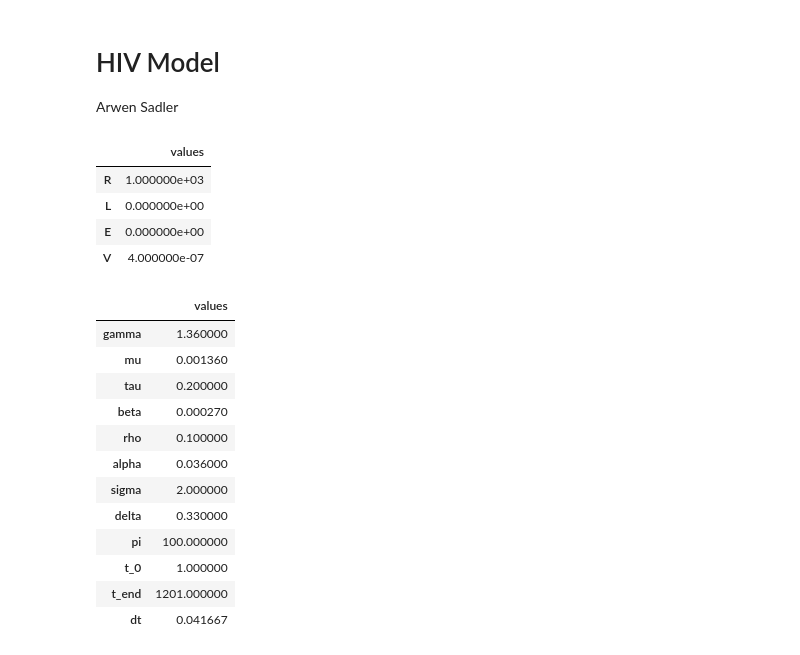
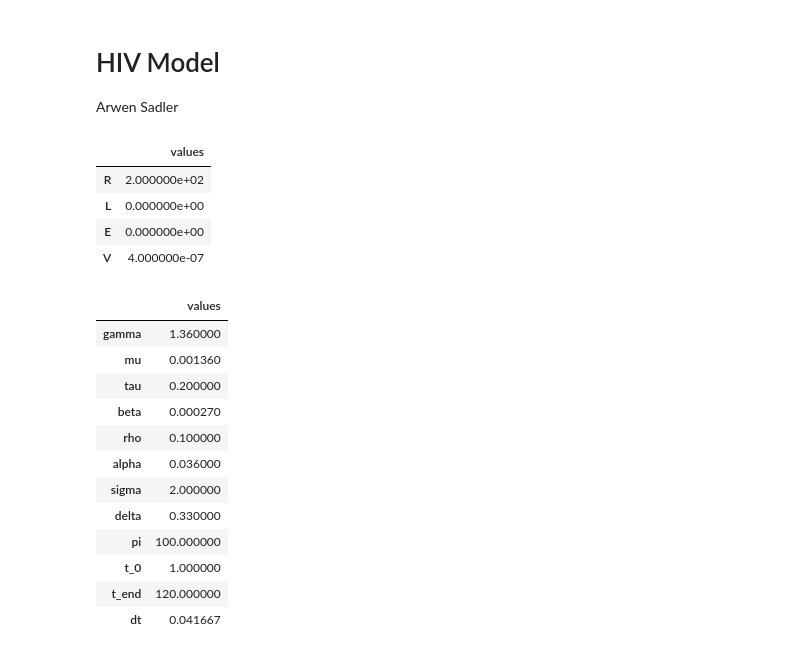
Before and after one commit to arwensadler/ModSimPy, a Jupyter notebook: code/HIV-Model.ipynb, the cells around one changed output. Drawn from its saved outputs; the diff is of its cells as text; code cells hidden in the pictures.

```diff
--- a/code/HIV-Model.ipynb
+++ b/code/HIV-Model.ipynb
@@ -38,13 +38,13 @@ def plot_results(R, L, E, V):
              ylabel='Population')
 # %%
 #Set up the state variable
-state = State(R=1000,
+state = State(R=200,
              L=0,
              E=0,
              V=0.0000004)
 # %% [output]
 |  | values |
-| R | 1.000000e+03 |
+| R | 2.000000e+02 |
 | L | 0.000000e+00 |
 | E | 0.000000e+00 |
 | V | 4.000000e-07 |
@@ -60,7 +60,7 @@ system = System(gamma = 1.36,
                 delta = 0.33,
                 pi = 100,
                 t_0 = 1,
-                t_end = 1201,
+                t_end = 120,
                 dt = 1/24)
 # %% [output]
 |  | values |
@@ -74,7 +74,7 @@ system = System(gamma = 1.36,
 | delta | 0.330000 |
 | pi | 100.000000 |
 | t_0 | 1.000000 |
-| t_end | 1201.000000 |
+| t_end | 120.000000 |
 | dt | 0.041667 |
 # %%
 def update_func(system, state):
```
Also changed, not shown: parts of 6 cells of this notebook.
